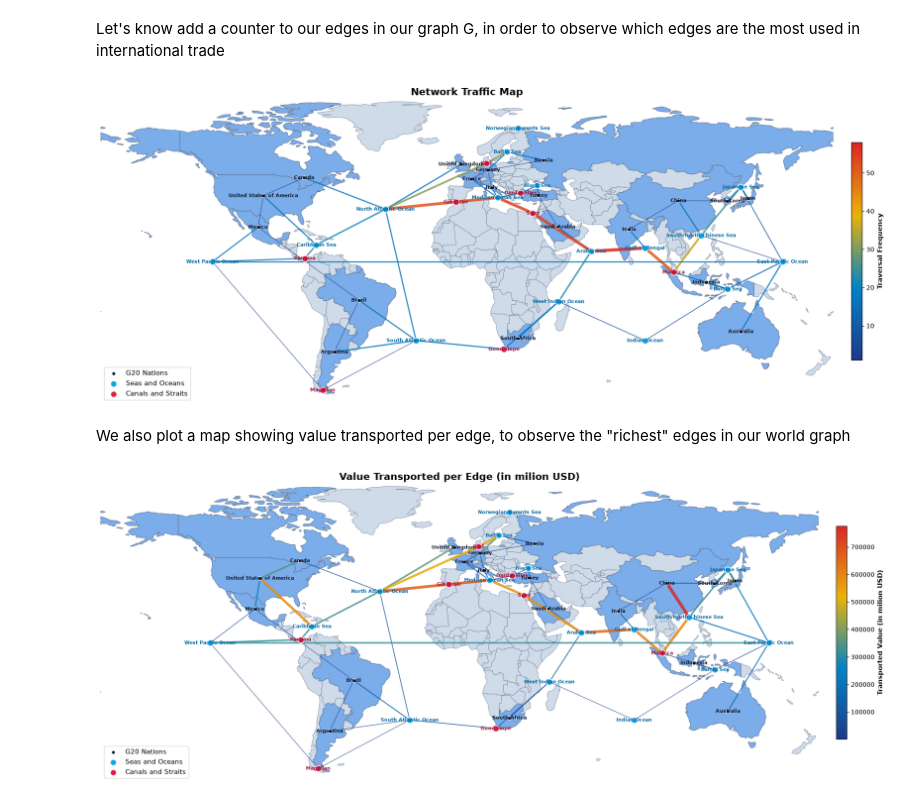
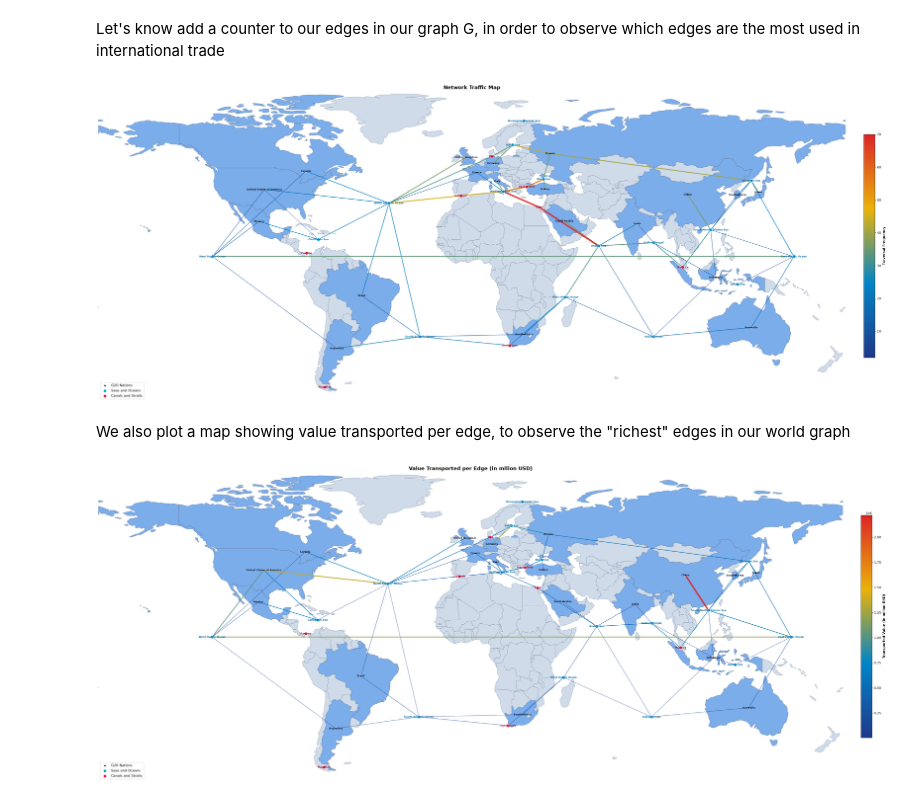
Before and after one commit to gcini3/WTG-Economic-Network, a Jupyter notebook: code/notebook.ipynb, the cells around one changed output. Saved outputs shown, nothing was run; the diff lists cells and outputs as text; code cells hidden in the pictures.

```diff
--- a/code/notebook.ipynb
+++ b/code/notebook.ipynb
@@ -722,7 +723,7 @@ results = []
 for i, source in enumerate(country_nodes):
     dist, path = dijkstra(G, source)
 
-    for target in country_nodes[i + 1 :]:
+    for target in country_nodes:
         d_val = dist[target]
         p_val = path[target]
 
@@ -790,7 +791,7 @@ for edges_list, val in zip(df_final["edges_path"], df_final["fobvalue"]):
 # %%
 import matplotlib.colors as mcolors
 
-fig, ax = plt.subplots(figsize=(20, 10))
+fig, ax = plt.subplots(figsize=(40, 20))
 
 # Color scheme
 custom_colors = ["#1e3a8a", "#0284c7", "#eab308", "#dc2626"]
@@ -874,11 +875,11 @@ plt.axis("off")
 plt.tight_layout()
 plt.show()
 # %% [output]
-[figure, old version]
+[figure, new version]
 # %% [markdown]
 We also plot a map showing value transported per edge, to observe the "richest" edges in our world graph
 # %%
-fig, ax = plt.subplots(figsize=(20, 10))
+fig, ax = plt.subplots(figsize=(40, 20))
 
 # Color scheme
 custom_colors = ["#1e3a8a", "#0284c7", "#eab308", "#dc2626"]
@@ -935,31 +936,31 @@ sea_labels = {n: n for n in sea_nodes}
 strait_labels = {n: n for n in strait_nodes}
 
 # --- PLOT ---
 nx.draw_networkx_labels(
     G,pos,labels=land_labels,ax=ax,font_size=8,font_weight="bold",font_color="#0f172a",
 )
 nx.draw_networkx_labels(
     G,pos,labels=sea_labels,ax=ax,font_size=8,font_weight="bold",font_color="#0369a1",
 )
 nx.draw_networkx_labels(
     G,pos,labels=strait_labels,ax=ax,font_size=8,font_weight="bold",font_color="#9f1239",
 )
 
 # --- COLORBAR ---
 sm = plt.cm.ScalarMappable(
     cmap=custom_cmap, norm=mcolors.Normalize(vmin=min_count, vmax=max_count)
 )
 sm.set_array([])
 cbar = plt.colorbar(sm, ax=ax, shrink=0.5, pad=0.02)
 cbar.set_label("Transported Value (in milion USD)", fontsize=11, fontweight="bold")
 
 # Final Settings
 plt.title("Value Transported per Edge (in milion USD)", fontsize=16, fontweight="bold")
 plt.legend(loc="lower left", fontsize=11, frameon=True)
 plt.xlim(-180, 180)
 plt.ylim(-60, 85)
 plt.axis("off")
 plt.tight_layout()
 plt.show()
 # %% [output]
-[figure, old version]
+[figure, new version]
```
Also changed, not shown: parts of 2 cells of this notebook.
